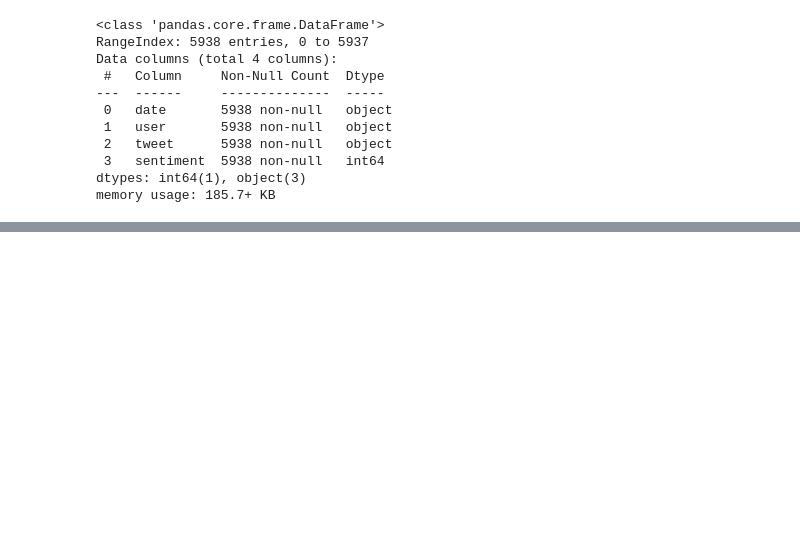
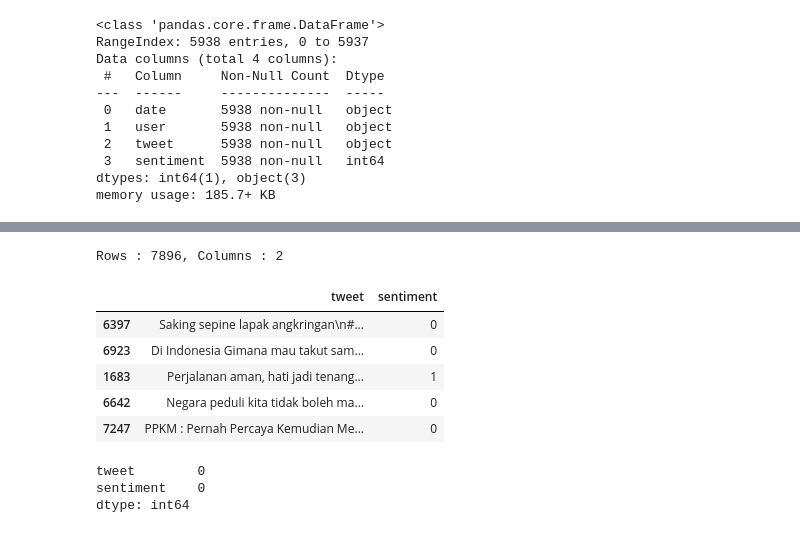
Before and after one commit to anggawidiarta/SentimentAnalysis-XGBoost, a Jupyter notebook: code/preprocessing_data.ipynb, the cells around one changed output, grey strips where cells are left out. Drawn from its saved outputs; the diff is of its cells as text; code cells hidden in the pictures; blank space fills up the shorter version.

```diff
--- a/code/preprocessing_data.ipynb
+++ b/code/preprocessing_data.ipynb
@@ -668,0 +687,40 @@ memory usage: 185.7+ KB
+# %%
+# Mengatur jumlah maksimum baris yang ditampilkan saat mencetak DataFrame
+pd.options.display.max_rows
+
+# Mengatur jumlah maksimum kolom yang ditampilkan saat mencetak DataFrame
+pd.options.display.max_columns
+
+# Mengatur lebar maksimum kolom agar setiap kolom dapat menampilkan string hingga 75 karakter
+pd.options.display.max_colwidth = 100
+
+# Mendefinisikan path file CSV yang akan dibaca
+path = "../dataset/INA_TweetsPPKM_Labeled_Augmented.csv"
+
+# Membaca file CSV menjadi DataFrame menggunakan pandas
+df = pd.read_csv(path, sep="\t")
+
+# Mencetak jumlah baris dan kolom dalam DataFrame
+print(f"Rows : {df.shape[0]}, Columns : {df.shape[1]}")
+# %% [output]
+Rows : 7896, Columns : 2
+# %%
+# Mengubah semua nama kolom dalam DataFrame menjadi huruf kecil
+df.columns = df.columns.str.lower()
+
+# Mengambil sampel acak 5 baris dari DataFrame
+df.sample(5)
+# %% [output]
+|  | tweet | sentiment |
+| 6397 | Saking sepine lapak angkringan\n#... | 0 |
+| 6923 | Di Indonesia Gimana mau takut sam... | 0 |
+| 1683 | Perjalanan aman, hati jadi tenang... | 1 |
+| 6642 | Negara peduli kita tidak boleh ma... | 0 |
+| 7247 | PPKM : Pernah Percaya Kemudian Me... | 0 |
+# %%
+# Menghitung jumlah nilai yang hilang (NaN) pada setiap kolom dalam DataFrame
+df.isna().sum()
+# %% [output]
+tweet        0
+sentiment    0
+dtype: int64
```
Also changed, not shown: parts of 22 cells of this notebook, 3 other files.
